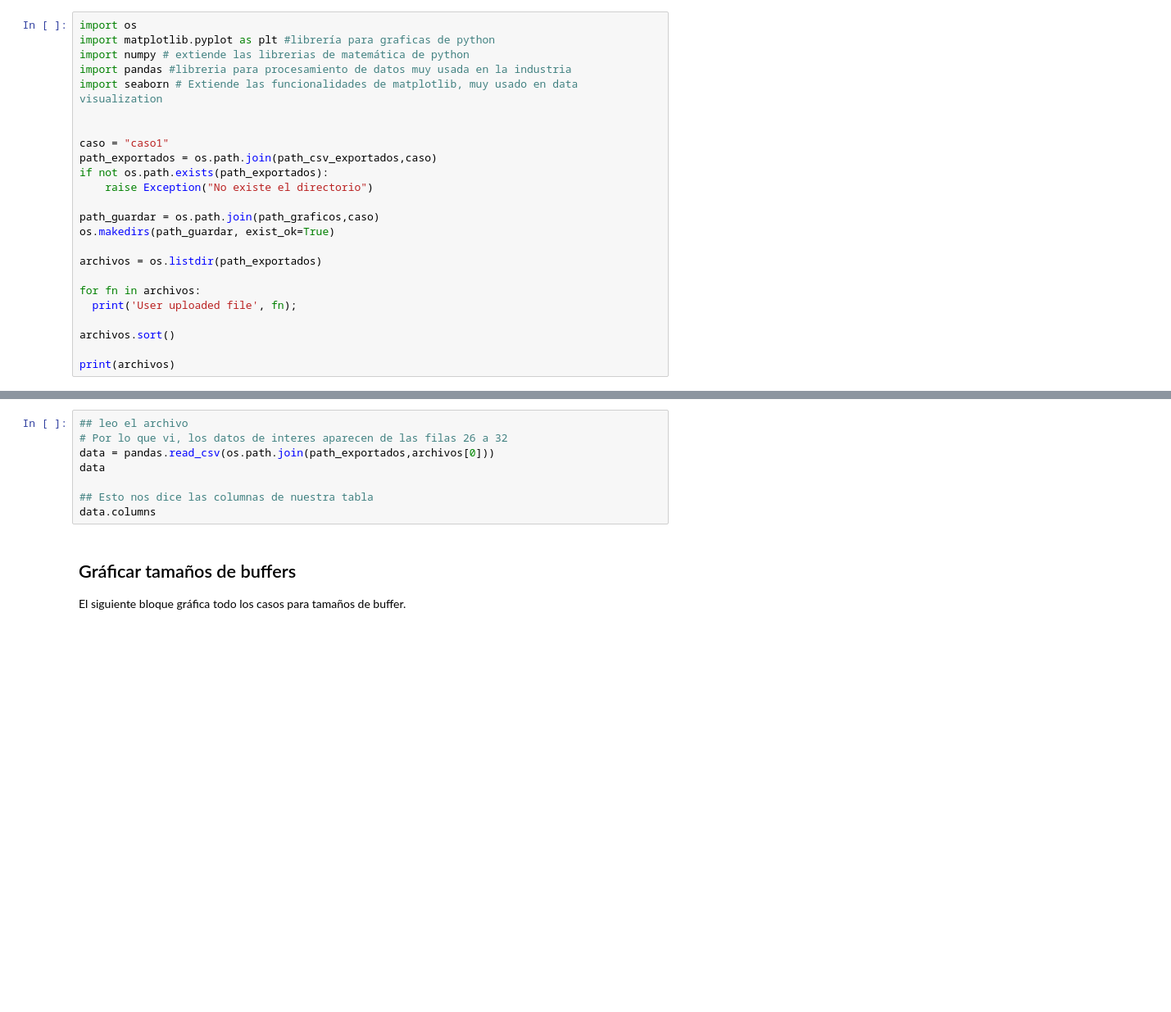
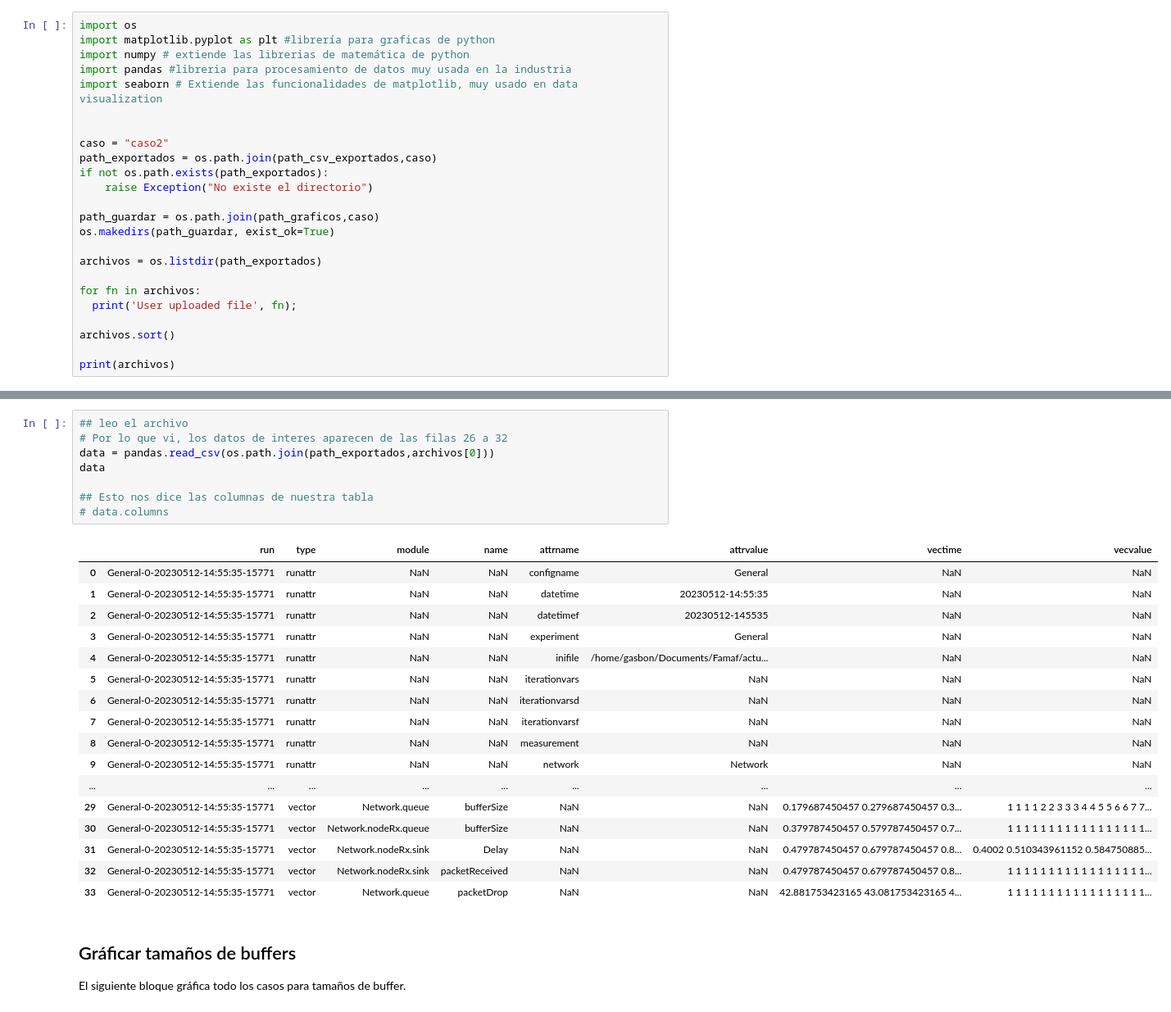
Before and after one commit to facuayala00/Network-Transport-Analysis-and-Design-using-Omnet-, a Jupyter notebook: lab3python/NotebookCambiado.ipynb, the cells around one changed output, grey strips where cells are left out. Shown at 82% size. Saved outputs shown, nothing was run; the diff lists cells and outputs as text; blank space fills up the shorter version.

```diff
--- a/lab3python/NotebookCambiado.ipynb
+++ b/lab3python/NotebookCambiado.ipynb
@@ -51,7 +51,7 @@ import pandas #libreria para procesamiento de datos muy usada en la industria
 import seaborn # Extiende las funcionalidades de matplotlib, muy usado en data visualization
 
 
-caso = "caso1"
+caso = "caso2"
 path_exportados = os.path.join(path_csv_exportados,caso)
 if not os.path.exists(path_exportados):
     raise Exception("No existe el directorio")
@@ -70,11 +82,29 @@ print(archivos)
 # %%
 ## leo el archivo
 # Por lo que vi, los datos de interes aparecen de las filas 26 a 32
 data = pandas.read_csv(os.path.join(path_exportados,archivos[0]))
 data
 
 ## Esto nos dice las columnas de nuestra tabla
-data.columns
+# data.columns
+# %% [output]
+|  | run | type | module | name | attrname | attrvalue | vectime | vecvalue |
+| 0 | General-0-20230512-14:55:35-15771 | runattr | NaN | NaN | configname | General | NaN | NaN |
+| 1 | General-0-20230512-14:55:35-15771 | runattr | NaN | NaN | datetime | 20230512-14:55:35 | NaN | NaN |
+| 2 | General-0-20230512-14:55:35-15771 | runattr | NaN | NaN | datetimef | 20230512-145535 | NaN | NaN |
+| 3 | General-0-20230512-14:55:35-15771 | runattr | NaN | NaN | experiment | General | NaN | NaN |
+| 4 | General-0-20230512-14:55:35-15771 | runattr | NaN | NaN | inifile | /home/gasbon/Documents/Famaf/actu... | NaN | NaN |
+| 5 | General-0-20230512-14:55:35-15771 | runattr | NaN | NaN | iterationvars | NaN | NaN | NaN |
+| 6 | General-0-20230512-14:55:35-15771 | runattr | NaN | NaN | iterationvarsd | NaN | NaN | NaN |
+| 7 | General-0-20230512-14:55:35-15771 | runattr | NaN | NaN | iterationvarsf | NaN | NaN | NaN |
+| 8 | General-0-20230512-14:55:35-15771 | runattr | NaN | NaN | measurement | NaN | NaN | NaN |
+| 9 | General-0-20230512-14:55:35-15771 | runattr | NaN | NaN | network | Network | NaN | NaN |
+| ... | ... | ... | ... | ... | ... | ... | ... | ... |
+| 29 | General-0-20230512-14:55:35-15771 | vector | Network.queue | bufferSize | NaN | NaN | 0.179687450457 0.279687450457 0.3... | 1 1 1 1 2 2 3 3 3 4 4 5 5 6 6 7 7... |
+| 30 | General-0-20230512-14:55:35-15771 | vector | Network.nodeRx.queue | bufferSize | NaN | NaN | 0.379787450457 0.579787450457 0.7... | 1 1 1 1 1 1 1 1 1 1 1 1 1 1 1 1 1... |
+| 31 | General-0-20230512-14:55:35-15771 | vector | Network.nodeRx.sink | Delay | NaN | NaN | 0.479787450457 0.679787450457 0.8... | 0.4002 0.510343961152 0.584750885... |
+| 32 | General-0-20230512-14:55:35-15771 | vector | Network.nodeRx.sink | packetReceived | NaN | NaN | 0.479787450457 0.679787450457 0.8... | 1 1 1 1 1 1 1 1 1 1 1 1 1 1 1 1 1... |
+| 33 | General-0-20230512-14:55:35-15771 | vector | Network.queue | packetDrop | NaN | NaN | 42.881753423165 43.081753423165 4... | 1 1 1 1 1 1 1 1 1 1 1 1 1 1 1 1 1... |
 # %% [markdown]
 ## Gráficar tamaños de buffers
 El siguiente bloque gráfica todo los casos para tamaños de buffer.
```
Also changed, not shown: parts of 2 cells of this notebook, 12 other files.
